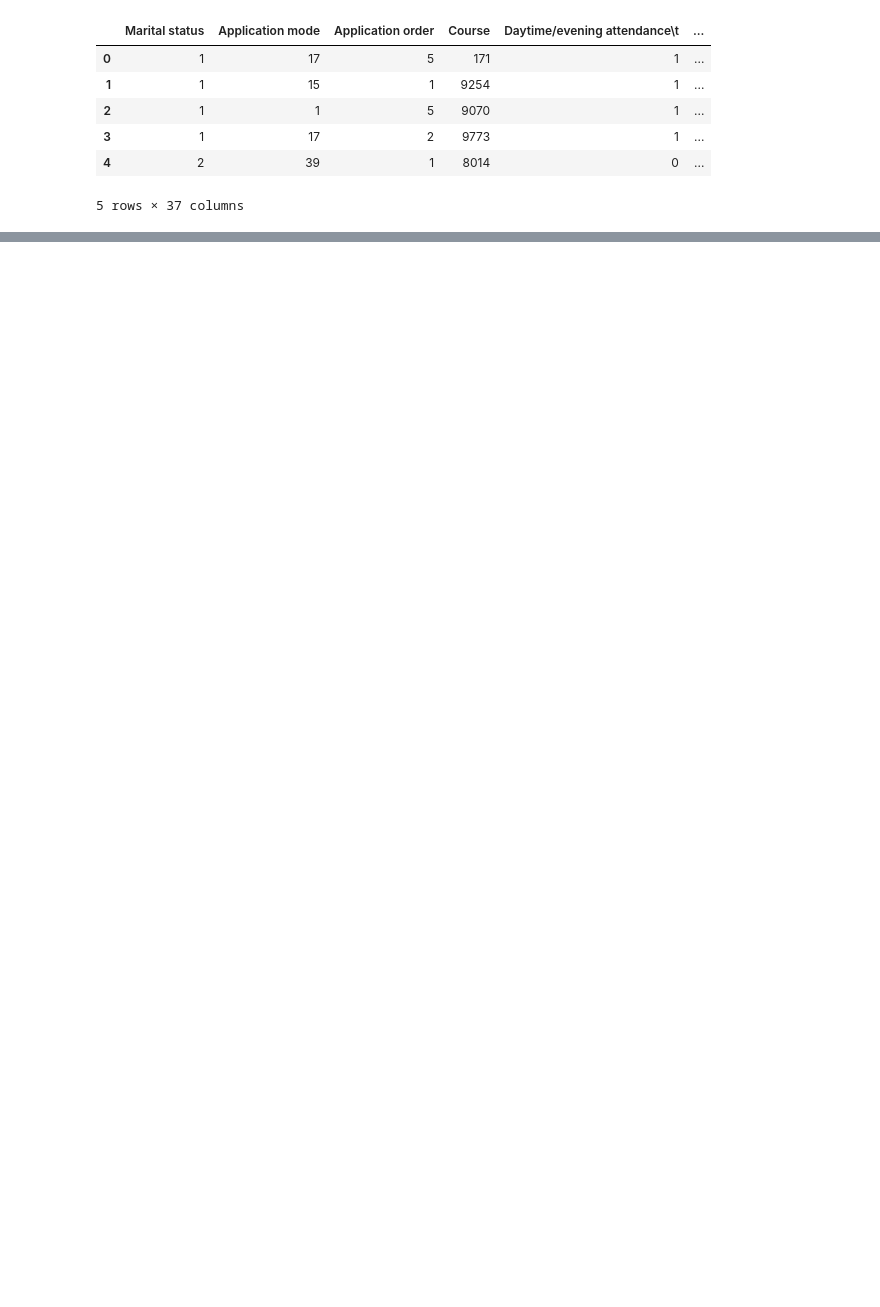
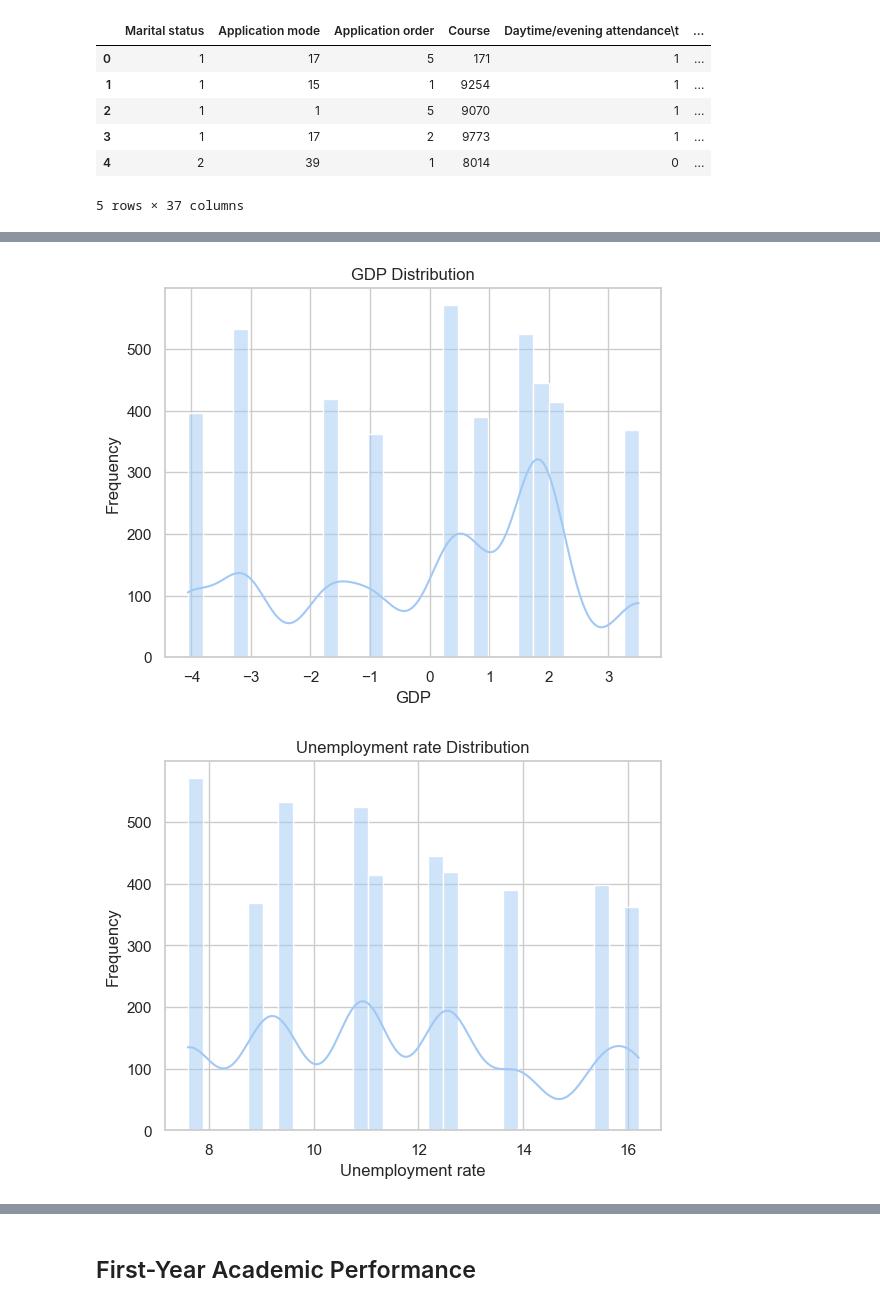
Before and after one commit to gjoliveira/XAI_ling-TAAC, a Jupyter notebook: notebook.ipynb, the cells around one changed output, grey strips where cells are left out. Drawn from its saved outputs; the diff is of its cells as text; code cells hidden in the pictures; blank space fills up the shorter version.

```diff
--- a/notebook.ipynb
+++ b/notebook.ipynb
@@ -14,0 +170,21 @@ df.head()
+# %%
+sns.histplot(df['GDP'], bins=30, kde=True)
+plt.title("GDP Distribution")
+plt.xlabel("GDP")
+plt.ylabel("Frequency")
+plt.show()
+
+sns.histplot(df['Unemployment rate'], bins=30, kde=True)
+plt.title("Unemployment rate Distribution")
+plt.xlabel("Unemployment rate")
+plt.ylabel("Frequency")
+plt.show()
+
+sns.histplot(df['Inflation rate'], bins=30, kde=True)
+plt.title("Inflation rate Distribution")
+plt.xlabel("Inflation rate")
+plt.ylabel("Frequency")
+plt.show()
+# %% [output]
+[figure, added]
+[figure, added]
@@ -14,0 +192,2 @@ df.head()
+# %% [markdown]
+## First-Year Academic Performance
```
Also changed, not shown: parts of 24 cells of this notebook.
